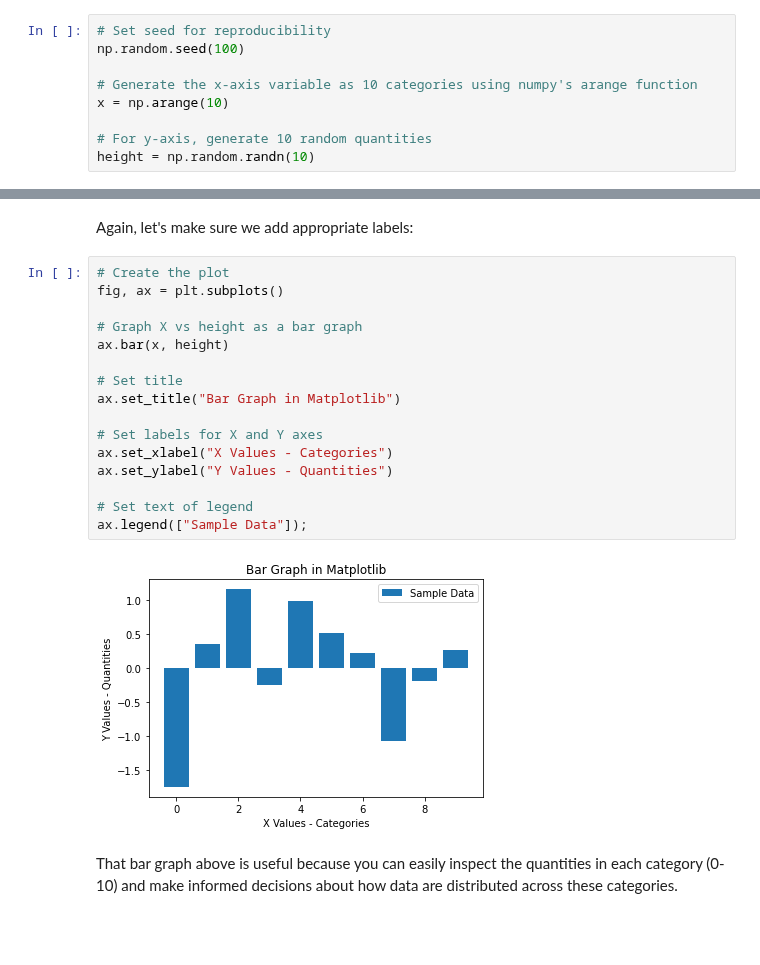
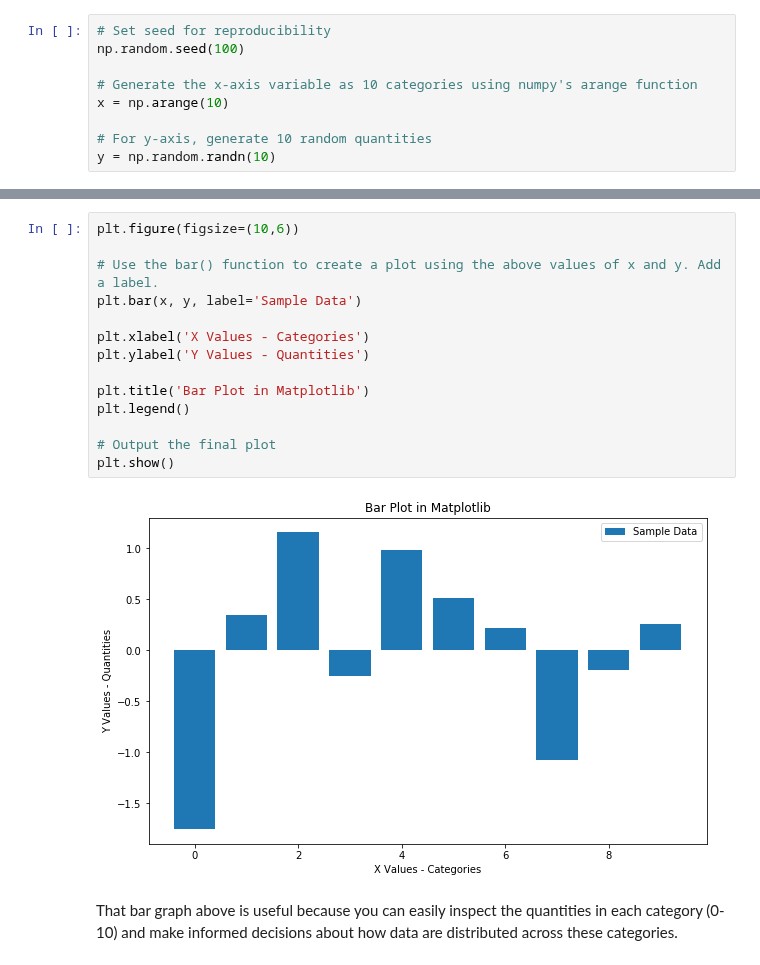
Before and after one commit to learn-co-curriculum/dsc-data-viz, a Jupyter notebook: index.ipynb, the cells around one changed output, grey strips where cells are left out. Drawn from its saved outputs; the diff is of its cells as text; blank space fills up the shorter version.

```diff
--- a/index.ipynb
+++ b/index.ipynb
@@ -147,5 +95,5 @@ np.random.seed(100)
 x = np.arange(10)
 
 # For y-axis, generate 10 random quantities
-height = np.random.randn(10)
+y = np.random.randn(10)
 # %% [markdown]
@@ -161,23 +101,19 @@ ax.bar(x, height);
-# %% [markdown]
-Again, let's make sure we add appropriate labels:
-# %%
-# Create the plot
-fig, ax = plt.subplots()
-
-# Graph X vs height as a bar graph
-ax.bar(x, height)
-
-# Set title
-ax.set_title("Bar Graph in Matplotlib")
-
-# Set labels for X and Y axes
-ax.set_xlabel("X Values - Categories")
-ax.set_ylabel("Y Values - Quantities")
-
-# Set text of legend
-ax.legend(["Sample Data"]);
-# %% [output]
-[figure, removed]
+# %%
+plt.figure(figsize=(10,6))
+
+# Use the bar() function to create a plot using the above values of x and y. Add a label.
+plt.bar(x, y, label='Sample Data')
+
+plt.xlabel('X Values - Categories')
+plt.ylabel('Y Values - Quantities')
+
+plt.title('Bar Plot in Matplotlib')
+plt.legend()
+
+# Output the final plot
+plt.show()
+# %% [output]
+[figure, added]
 # %% [markdown]
 That bar graph above is useful because you can easily inspect the quantities in each category (0-10) and make informed decisions about how data are distributed across these categories.
 # %% [markdown]
```
Also changed, not shown: parts of 32 cells of this notebook, 22 other files.
